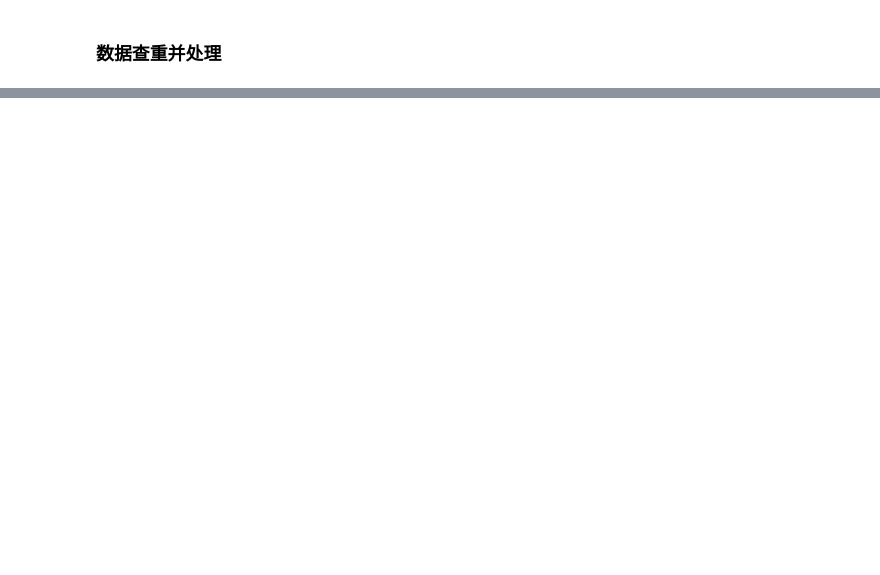
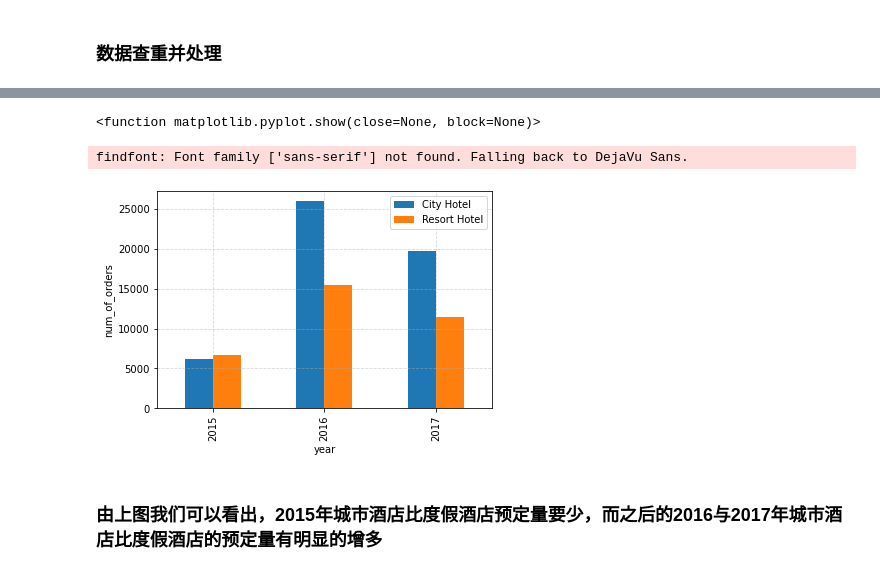
Before and after one commit to wym123/bi_project, a Jupyter notebook: project/酒店数据分析.ipynb, the cells around one changed output, grey strips where cells are left out. Drawn from its saved outputs; the diff is of its cells as text; code cells hidden in the pictures; blank space fills up the shorter version.

```diff
--- a/project/酒店数据分析.ipynb
+++ b/project/酒店数据分析.ipynb
@@ -103,0 +128,5 @@ df1[df1.duplicated(keep=False)]
+# %%
+# df1 = pd.read_csv("hotel_demand_df1.csv") git没保存源代码，之前我已经将数据去重复值并进行单独保存
+# 此处复现去重操作
+df1.drop_duplicates(keep="first",inplace=True)
+print("去重后：",df1.shape)
@@ -103,0 +158,15 @@ df1[df1.duplicated(keep=False)]
+# %%
+from matplotlib import font_manager
+# 为画图做准备
+warnings.filterwarnings("ignore")
+
+# 设置中文字体类型
+# Mac
+# my_font = font_manager.FontProperties(fname='/System/Library/Fonts/PingFang.ttc',size=10)
+# Windows
+my_font = font_manager.FontProperties(fname=r'C:\Windows\Fonts\simsun.ttc',size=10)
+# 使用中文字体显示
+plt.rcParams["font.sans-serif"] = "PingFang"
+# 正常显示负数
+plt.rcParams["axes.unicode_minus"] = False
+pd.set_option("display.max_columns",36)
@@ -103,0 +211,39 @@ df1[df1.duplicated(keep=False)]
+# %%
+# 2.最简单的统计分析，2015-2017年两类酒店每年预订的总数是多少
+# 按照hotel和arrival_date_year来进行分组,并hotel这列计数
+group_by_hotel_year = df1.groupby(["hotel","arrival_date_year"])["hotel"].count()
+# print(group_by_hotel_year.count())
+# print(type(group_by_hotel_year))
+# print(group_by_hotel_year)
+
+C_2015 = group_by_hotel_year["City Hotel"][2015]
+groups_by_h_y = df1.groupby(["hotel","arrival_date_year"])
+# 定义年份和订单总量，两个列表
+years = list()
+hotel_orders_total_count = list()
+for hotel,group in groups_by_h_y:
+#     print(hotel)
+    years.append(hotel[1])
+#     print("-"*40)
+#     print(group["arrival_date_year"].count())
+    hotel_orders_total_count.append(int(group["arrival_date_year"].count()))
+# print(years[:3])
+# print(hotel_orders_total_count)
+years = years[:3]
+City_Hotel_orders = hotel_orders_total_count[:3]
+Resort_Hotel_orders = hotel_orders_total_count[3:]
+s = pd.DataFrame(
+    {"City Hotel":City_Hotel_orders,
+     "Resort Hotel":Resort_Hotel_orders
+    },
+    index=years
+    )
+s.plot(kind="bar")
+plt.grid(linestyle="--",alpha=0.5)
+plt.xlabel("year")
+plt.ylabel("num_of_orders")
+plt.show
+# %% [output]
+<function matplotlib.pyplot.show(close=None, block=None)>
+findfont: Font family ['sans-serif'] not found. Falling back to DejaVu Sans.
+[figure, added]
@@ -103,0 +255,2 @@ df1[df1.duplicated(keep=False)]
+# %% [markdown]
+### 由上图我们可以看出，2015年城市酒店比度假酒店预定量要少，而之后的2016与2017年城市酒店比度假酒店的预定量有明显的增多
```
Also changed, not shown: parts of 13 cells of this notebook.
